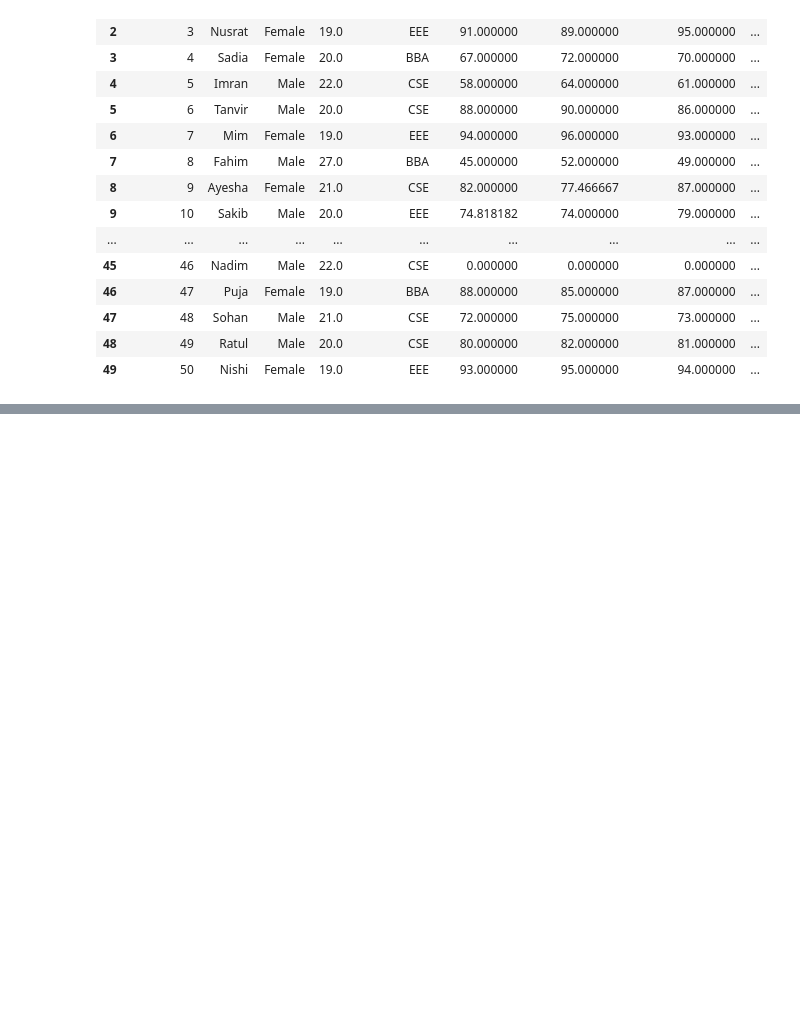
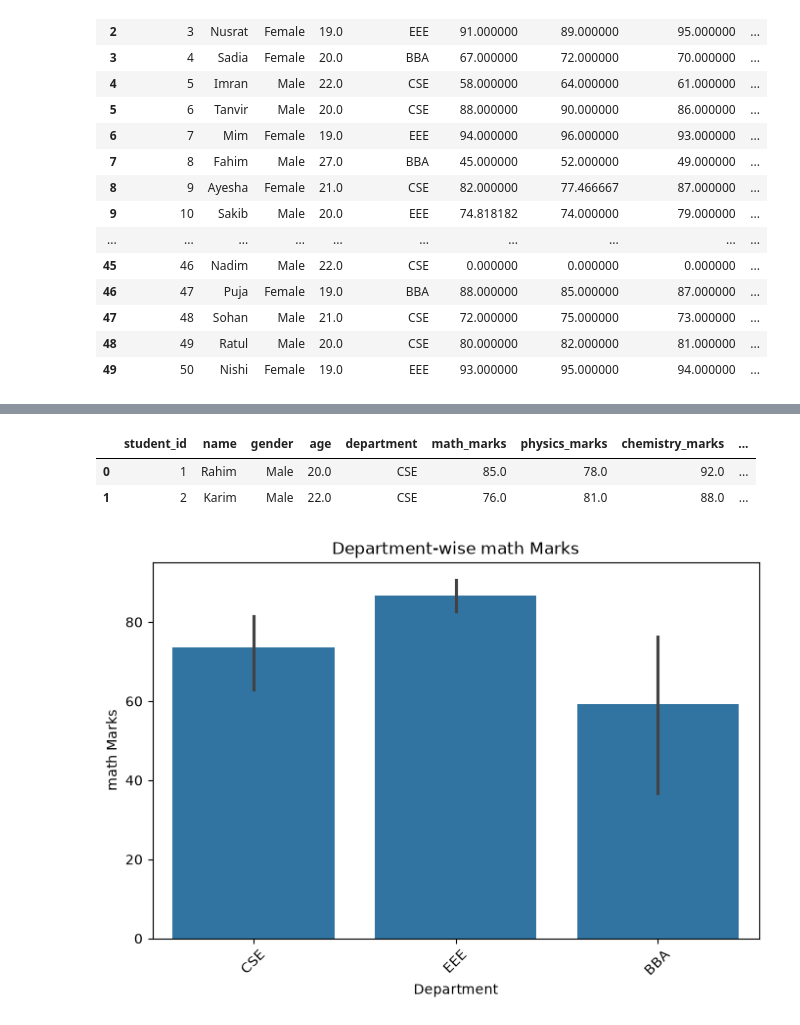
Before and after one commit to Md-Hasibul-Hasan/EDA-Workflow, a Jupyter notebook: main.ipynb, the cells around one changed output, grey strips where cells are left out. Saved outputs shown, nothing was run; the diff lists cells and outputs as text; code cells hidden in the pictures; blank space fills up the shorter version.

```diff
--- a/main.ipynb
+++ b/main.ipynb
@@ -309,0 +344,20 @@ df
+# %%
+df.head(2)
+# %% [output]
+|  | student_id | name | gender | age | department | math_marks | physics_marks | chemistry_marks | ... |
+| 0 | 1 | Rahim | Male | 20.0 | CSE | 85.0 | 78.0 | 92.0 | ... |
+| 1 | 2 | Karim | Male | 22.0 | CSE | 76.0 | 81.0 | 88.0 | ... |
+# %%
+plt.figure(figsize=(8, 5))
+
+sns.barplot(data=df, x='department', y='math_marks',)
+
+plt.title('Department-wise math Marks')
+plt.xlabel('Department')
+plt.ylabel('math Marks')
+
+plt.xticks(rotation=45)
+
+plt.show()
+# %% [output]
+[figure, added]
```
Also changed, not shown: parts of 6 cells of this notebook.
